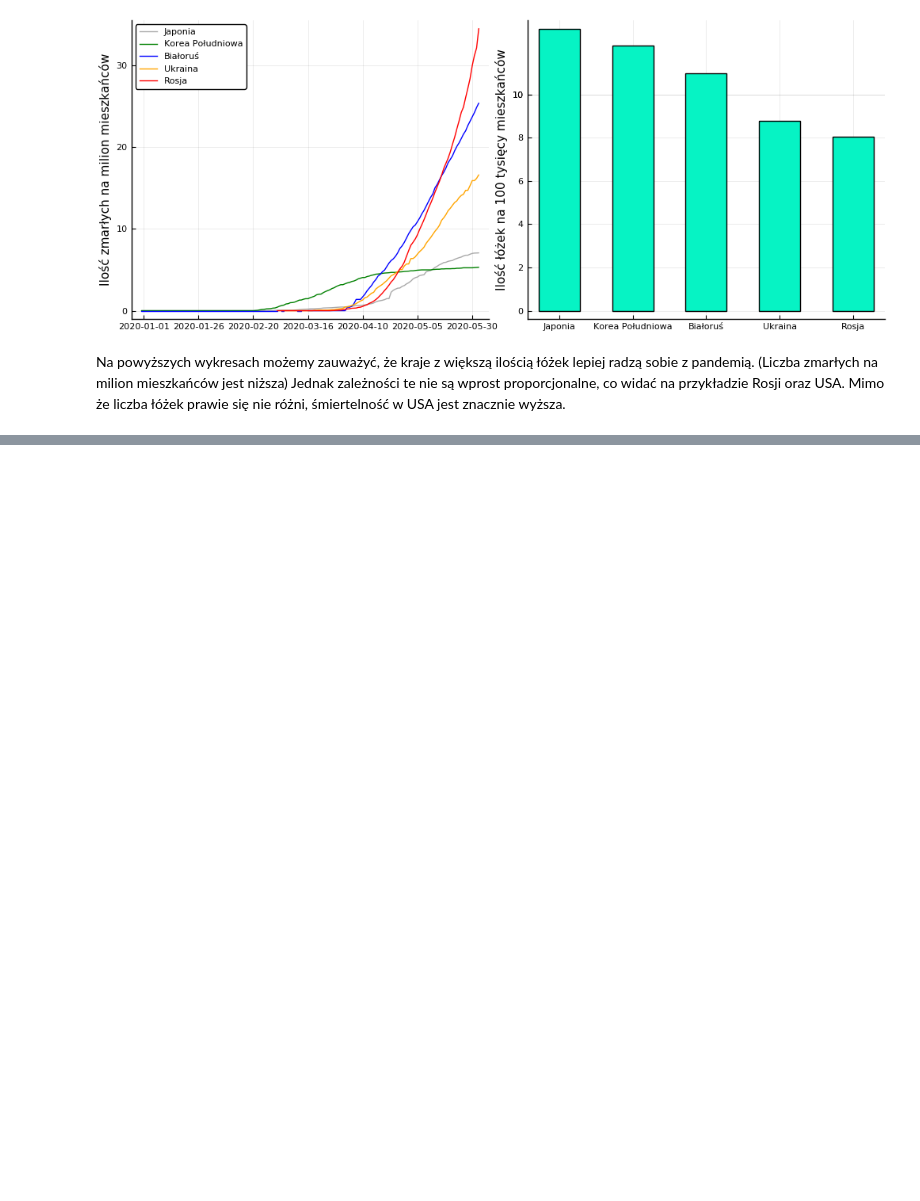
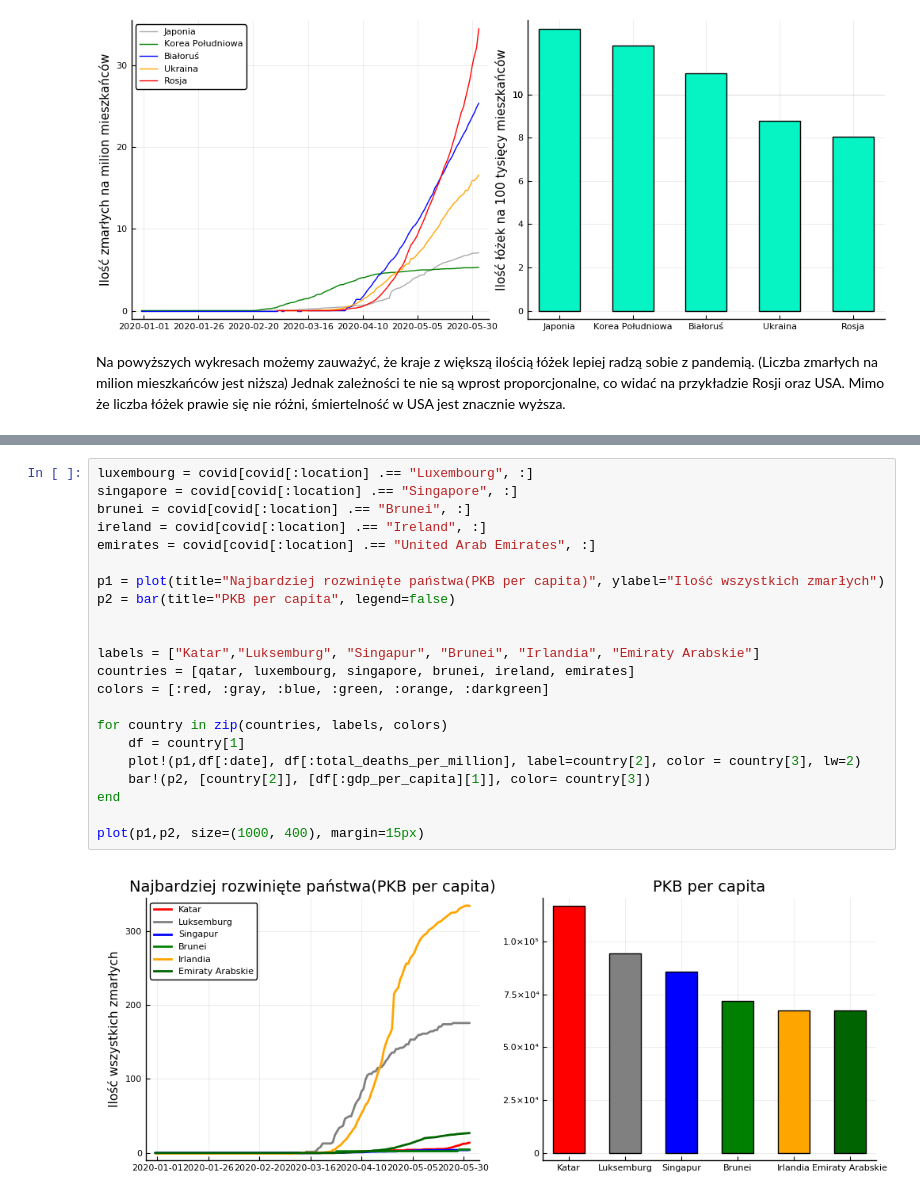
Before and after one commit to wstryc/Wizualizacja-COVID-19, a Jupyter notebook: projekt.ipynb, the cells around one changed output, grey strips where cells are left out. Cells and saved outputs as stored; diff of their text form; blank space fills up the shorter version.

Commit message:
PKB per capita a liczba zgonów

```diff
--- a/projekt.ipynb
+++ b/projekt.ipynb
@@ -421,0 +441,24 @@ Na powyższych wykresach możemy zauważyć, że kraje z większą ilością ł
+# %%
+luxembourg = covid[covid[:location] .== "Luxembourg", :]
+singapore = covid[covid[:location] .== "Singapore", :]
+brunei = covid[covid[:location] .== "Brunei", :]
+ireland = covid[covid[:location] .== "Ireland", :]
+emirates = covid[covid[:location] .== "United Arab Emirates", :]
+
+p1 = plot(title="Najbardziej rozwinięte państwa(PKB per capita)", ylabel="Ilość wszystkich zmarłych")
+p2 = bar(title="PKB per capita", legend=false)
+
+
+labels = ["Katar","Luksemburg", "Singapur", "Brunei", "Irlandia", "Emiraty Arabskie"]
+countries = [qatar, luxembourg, singapore, brunei, ireland, emirates]
+colors = [:red, :gray, :blue, :green, :orange, :darkgreen]
+
+for country in zip(countries, labels, colors)
+    df = country[1]
+    plot!(p1,df[:date], df[:total_deaths_per_million], label=country[2], color = country[3], lw=2)
+    bar!(p2, [country[2]], [df[:gdp_per_capita][1]], color= country[3])
+end
+
+plot(p1,p2, size=(1000, 400), margin=15px)
+# %% [output]
+[figure, added]
```
Also changed, not shown: parts of 3 cells of this notebook.
